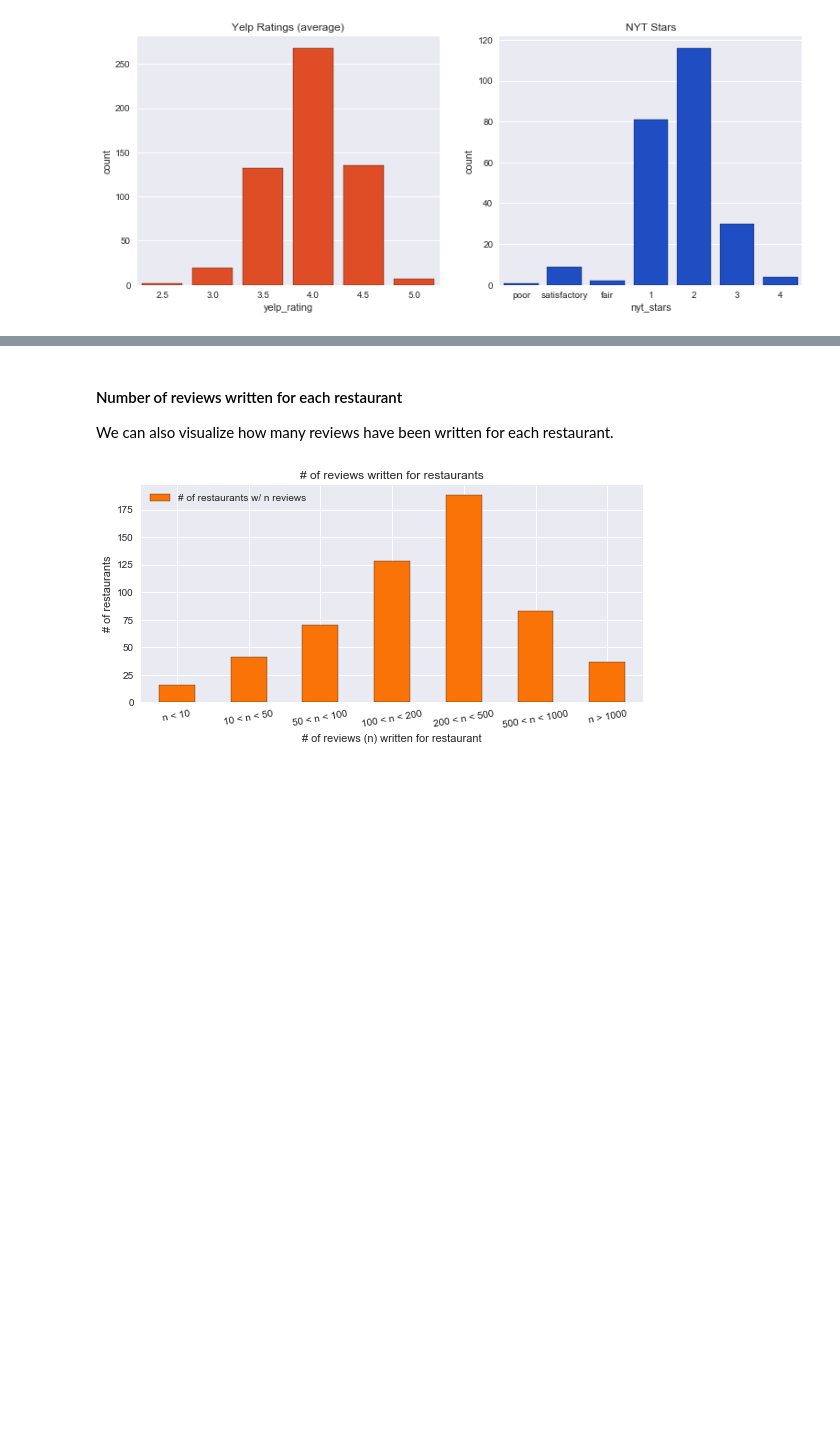
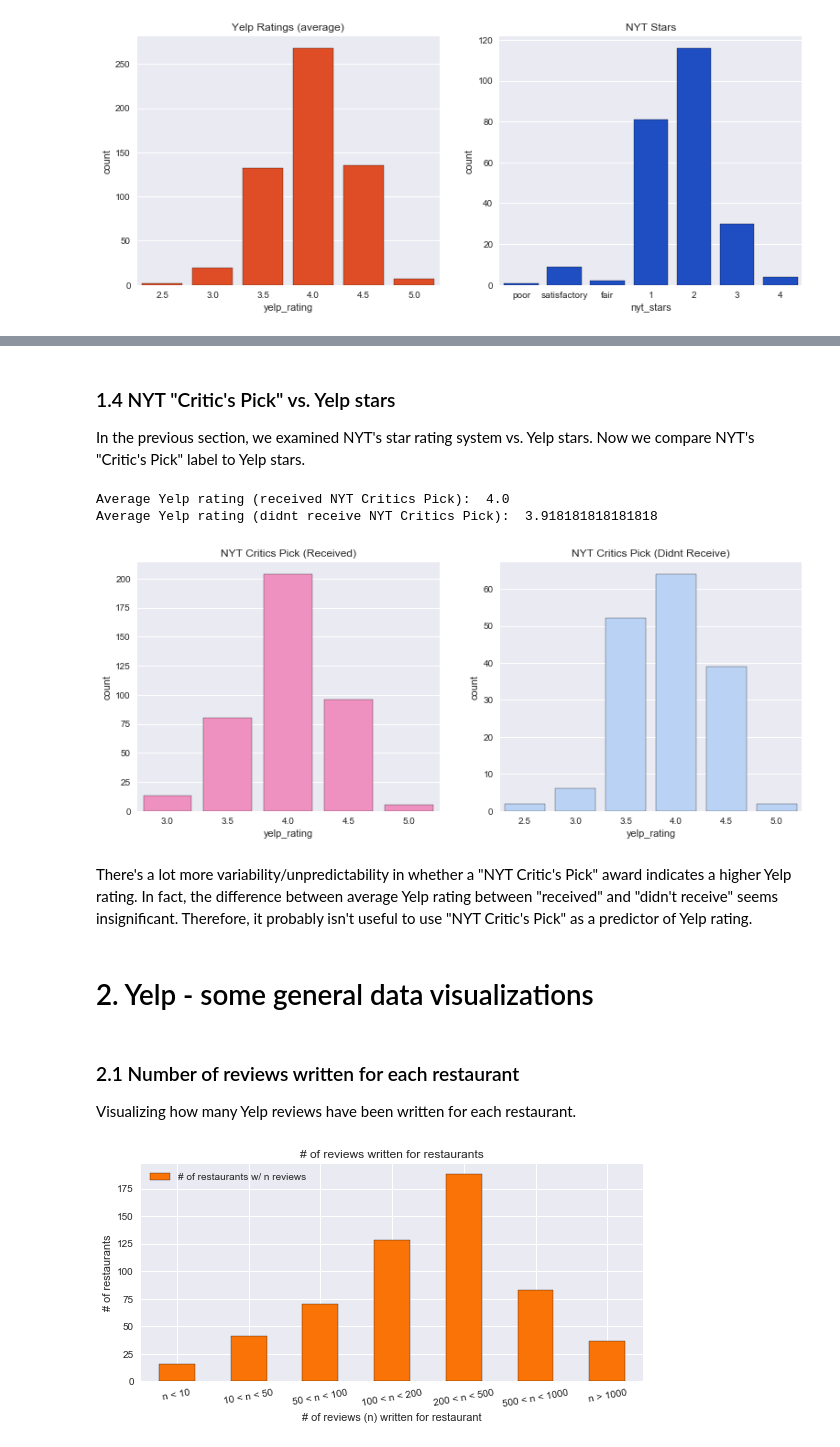
Before and after one commit to diana-xie/yelp-nyt-NLP, a Jupyter notebook: data_vis.ipynb, the cells around one changed output, grey strips where cells are left out. Cells and saved outputs as stored; diff of their text form; code cells hidden in the pictures; blank space fills up the shorter version.

```diff
--- a/data_vis.ipynb
+++ b/data_vis.ipynb
@@ -83,7 +120,33 @@ Number of restaurants w/ NYT stars:  243
+# %% [markdown]
+### 1.4 NYT "Critic's Pick" vs. Yelp stars
+
+In the previous section, we examined NYT's star rating system vs. Yelp stars. Now we compare NYT's "Critic's Pick" label to Yelp stars.
+# %%
+df1 = df_nyt_yelp[df_nyt_yelp['critics_pick']=='y']
+df2 = df_nyt_yelp[df_nyt_yelp['critics_pick']=='n']
+
+y1 = df1['yelp_rating']
+y2 = df2['yelp_rating']
+
+fig, (ax1, ax2) = plt.subplots(nrows=1, ncols=2, figsize=(13,5))
+
+sns.countplot(y1, color=sns.xkcd_rgb['pink'], ax=ax1).set_title('NYT Critics Pick (Received)');
+sns.countplot(y2, color=sns.xkcd_rgb['powder blue'], ax=ax2).set_title('NYT Critics Pick (Didnt Receive)');
+
+print('Average Yelp rating (received NYT Critics Pick): ', y1.mean())
+print('Average Yelp rating (didnt receive NYT Critics Pick): ', y2.mean())
+# %% [output]
+Average Yelp rating (received NYT Critics Pick):  4.0
+Average Yelp rating (didnt receive NYT Critics Pick):  3.918181818181818
+[figure, added]
+# %% [markdown]
+There's a lot more variability/unpredictability in whether a "NYT Critic's Pick" award indicates a higher Yelp rating. In fact, the difference between average Yelp rating between "received" and "didn't receive" seems insignificant. Therefore, it probably isn't useful to use "NYT Critic's Pick" as a predictor of Yelp rating.
+# %% [markdown]
+# 2. Yelp - some general data visualizations
 # %% [markdown]
-#### Number of reviews written for each restaurant
+### 2.1 Number of reviews written for each restaurant
 
-We can also visualize how many reviews have been written for each restaurant.
+Visualizing how many Yelp reviews have been written for each restaurant.
 # %%
 # Generating categories of restaurants by how many Yelp reviews they have
 
```
Also changed, not shown: parts of 17 cells of this notebook.
